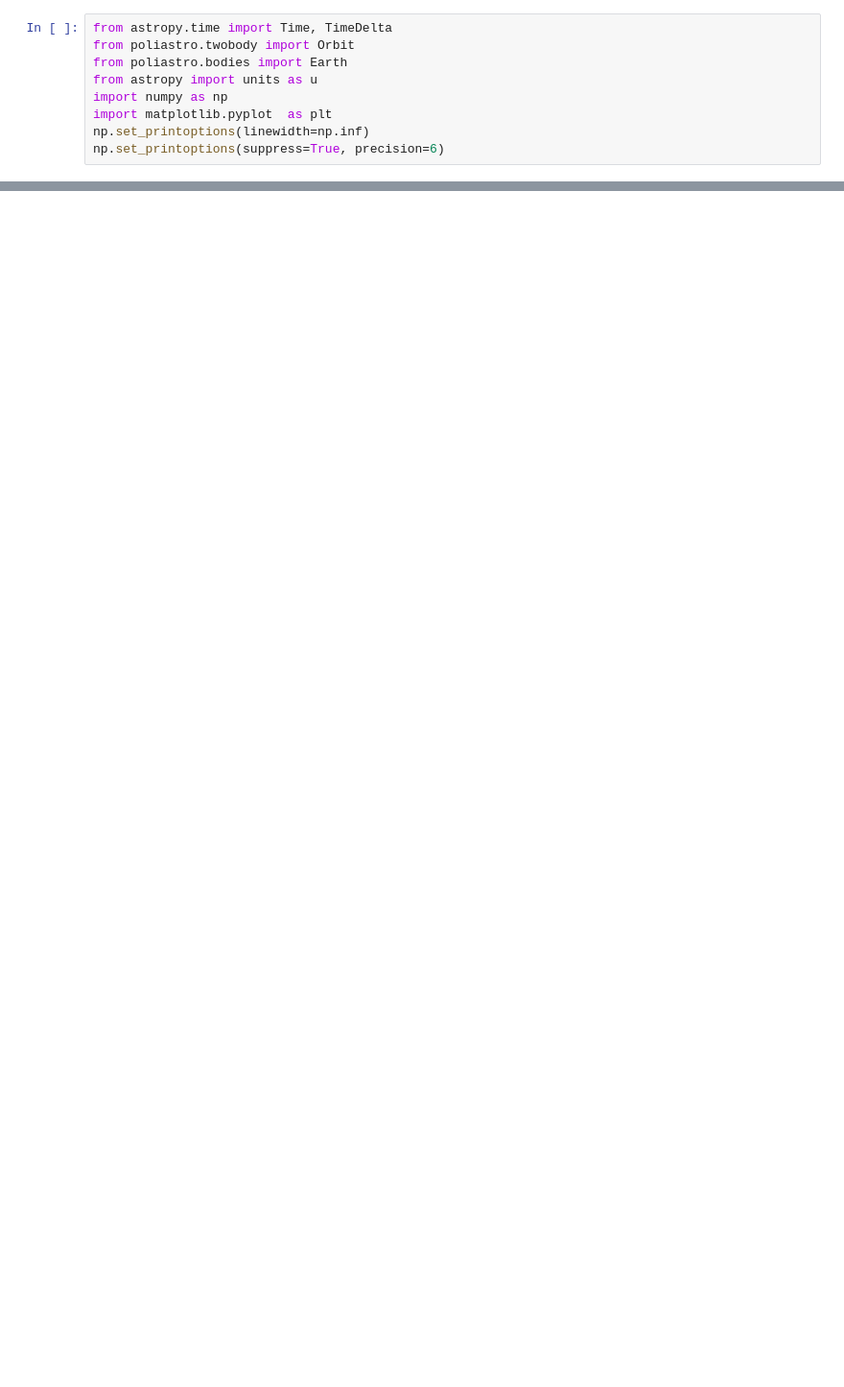
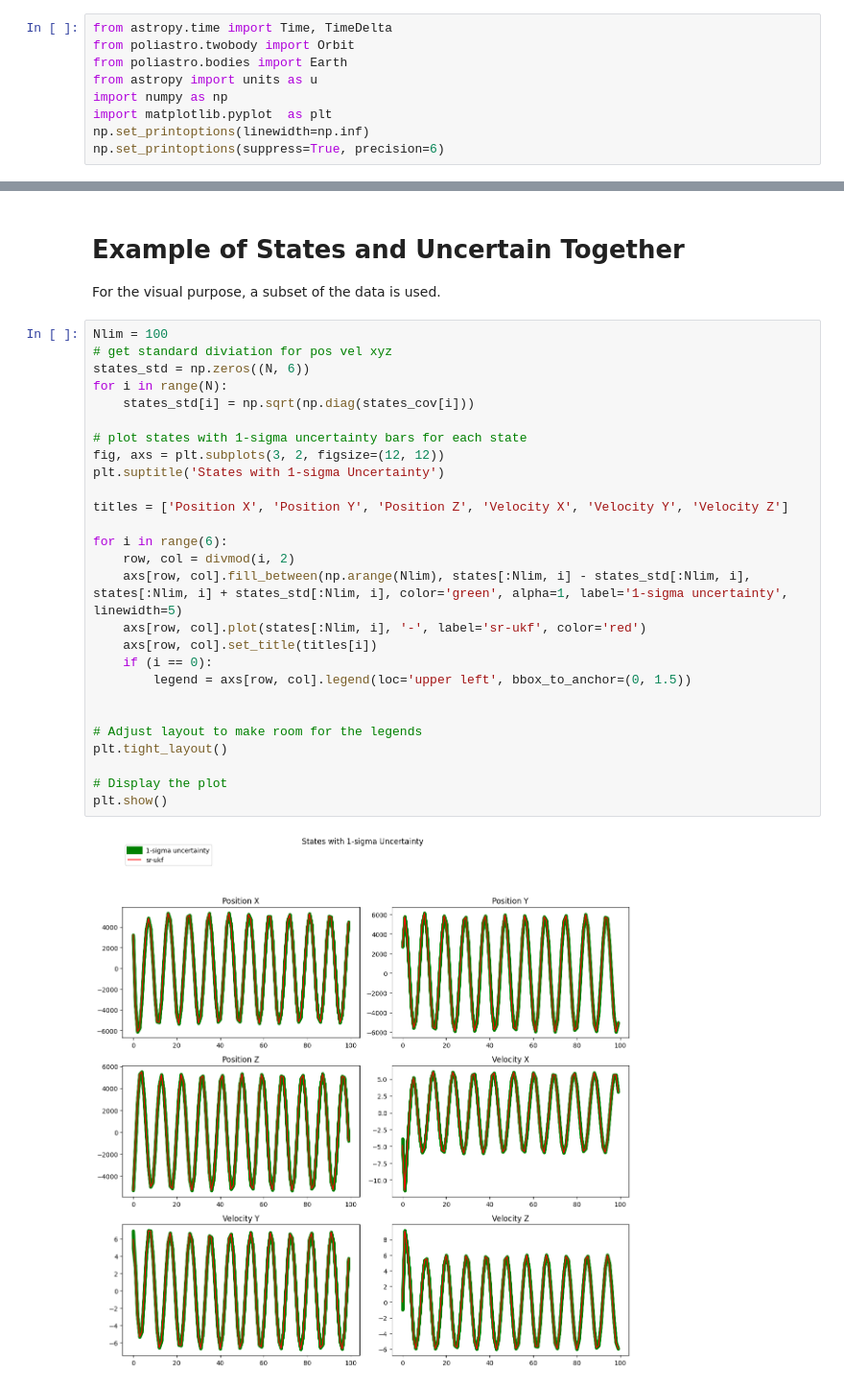
Before and after one commit to ElliotHYLee/asdf1234, a Jupyter notebook: hw2/hw2_sr_ukf.ipynb, the cells around one changed output, grey strips where cells are left out. Shown at 96% size. Cells and saved outputs as stored; diff of their text form; blank space fills up the shorter version.

```diff
--- a/hw2/hw2_sr_ukf.ipynb
+++ b/hw2/hw2_sr_ukf.ipynb
@@ -319,0 +516,33 @@ plt.show()
+# %% [markdown]
+# Example of States and Uncertain Together
+
+For the visual purpose, a subset of the data is used.
+# %%
+Nlim = 100
+# get standard diviation for pos vel xyz
+states_std = np.zeros((N, 6))
+for i in range(N):
+    states_std[i] = np.sqrt(np.diag(states_cov[i]))
+
+# plot states with 1-sigma uncertainty bars for each state
+fig, axs = plt.subplots(3, 2, figsize=(12, 12))
+plt.suptitle('States with 1-sigma Uncertainty')
+
+titles = ['Position X', 'Position Y', 'Position Z', 'Velocity X', 'Velocity Y', 'Velocity Z']
+
+for i in range(6):
+    row, col = divmod(i, 2)
+    axs[row, col].fill_between(np.arange(Nlim), states[:Nlim, i] - states_std[:Nlim, i], states[:Nlim, i] + states_std[:Nlim, i], color='green', alpha=1, label='1-sigma uncertainty', linewidth=5)
+    axs[row, col].plot(states[:Nlim, i], '-', label='sr-ukf', color='red')
+    axs[row, col].set_title(titles[i])
+    if (i == 0):
+        legend = axs[row, col].legend(loc='upper left', bbox_to_anchor=(0, 1.5))
+
+
+# Adjust layout to make room for the legends
+plt.tight_layout()
+
+# Display the plot
+plt.show()
+# %% [output]
+[figure, added]
```
Also changed, not shown: parts of 16 cells of this notebook.
